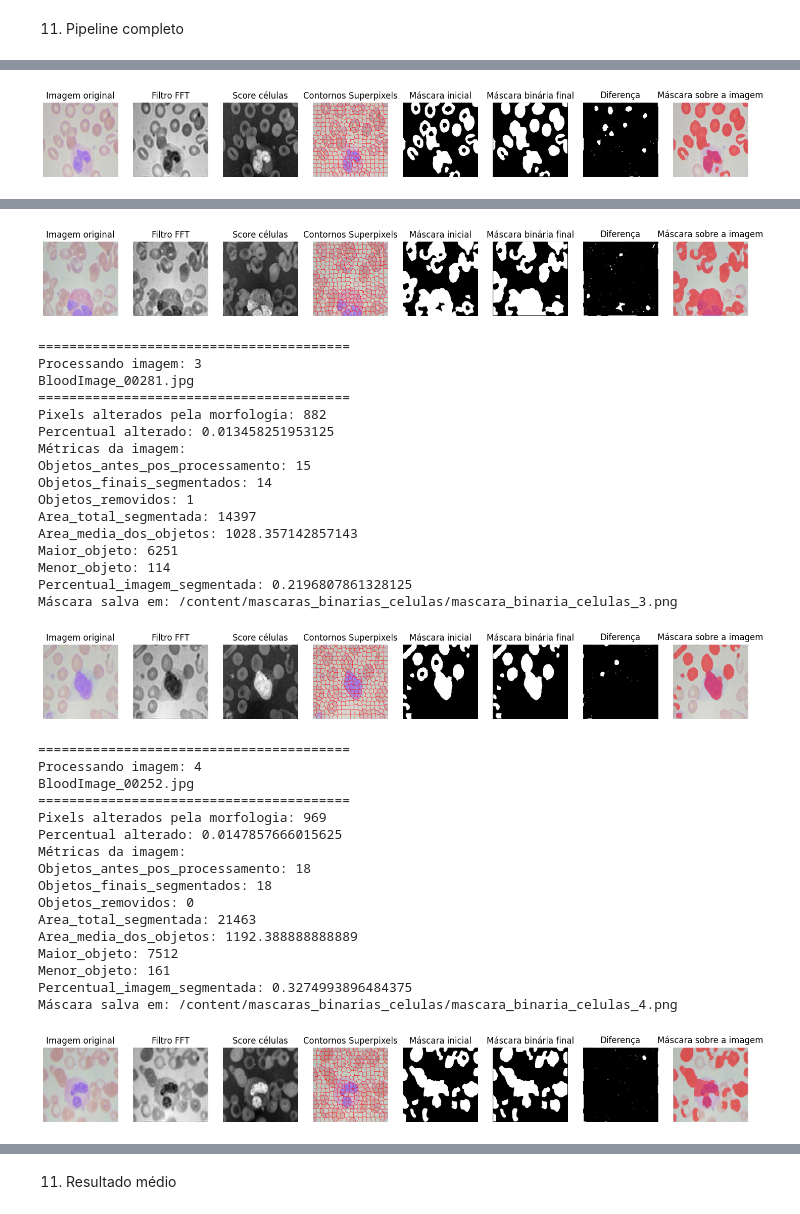
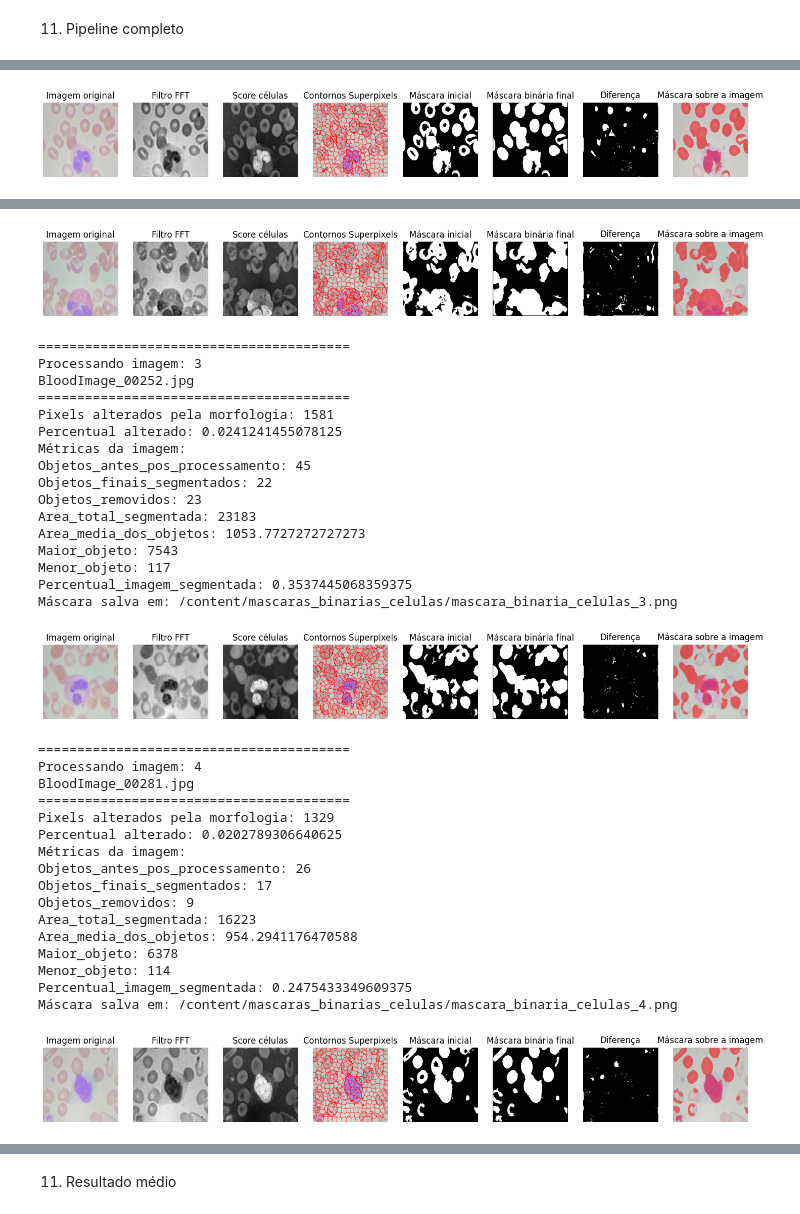
Before and after one commit to Nicolas-1802/ColabProjects, a Jupyter notebook: Trabalho M2 - Processamento de Imagens.ipynb, the cells around one changed output, grey strips where cells are left out. Drawn from its saved outputs; the diff is of its cells as text; code cells hidden in the pictures.

```diff
--- a/Trabalho M2 - Processamento de Imagens.ipynb
+++ b/Trabalho M2 - Processamento de Imagens.ipynb
@@ -452,21 +482,24 @@ def segment_by_superpixel_otsu(img, labels, score_img):
 
     superpixel_values = np.array(superpixel_values)
 
-    threshold = otsu_threshold(superpixel_values)
+    # Converte scores 0-1 para 0-255 para usar o Otsu do professor
+    values_uint8 = np.clip(superpixel_values * 255, 0, 255).astype(np.uint8)
+
+    threshold = otsu_threshold_manual(values_uint8)
 
     mask = np.zeros(labels.shape, dtype=np.uint8)
 
-    for lab, value in zip(unique_labels, superpixel_values):
+    for lab, value in zip(unique_labels, values_uint8):
         if value >= threshold:
             mask[labels == lab] = 1
 
     # Controle para evitar segmentação exagerada
     if mask.mean() > 0.65:
-        threshold = np.percentile(superpixel_values, 70)
+        threshold = np.percentile(values_uint8, 70)
 
         mask = np.zeros(labels.shape, dtype=np.uint8)
 
-        for lab, value in zip(unique_labels, superpixel_values):
+        for lab, value in zip(unique_labels, values_uint8):
             if value >= threshold:
                 mask[labels == lab] = 1
 
@@ -486,11 +519,6 @@ def superpixel_boundaries(labels):
     return boundaries
 # %%
 def overlay_mask_on_image(img, mask, alpha=0.45):
-    """
-    Sobrepõe a máscara binária na imagem original.
-    A imagem e a máscara precisam ter o mesmo tamanho.
-    """
-
     if img.shape[:2] != mask.shape:
         raise ValueError(
             f"Tamanho diferente: imagem {img.shape[:2]} e máscara {mask.shape}"
@@ -642,10 +670,6 @@ for idx, img_path in enumerate(selected_images):
 
     gray = rgb_to_gray(img)
 
-
-
-
-
     # Etapa 1: pré-processamento e score de célula
     score_img = blood_cell_score(img)
 
@@ -653,11 +677,13 @@ for idx, img_path in enumerate(selected_images):
     filtered_gray = low_pass_fft(gray, radius=28)
 
     # Etapa 3: segmentação por superpixels
+    img_uint8 = np.clip(img * 255, 0, 255).astype(np.uint8)
+
     labels = slic_from_scratch(
-        img,
+        img_uint8,
         num_superpixels=300,
-        compactness=0.25,
-        iterations=8
+        m=10,
+        max_iter=8
     )
 
     raw_mask = segment_by_superpixel_otsu(
@@ -762,5 +788,5 @@ Percentual_imagem_segmentada: 0.336578369140625
 Máscara salva em: /content/mascaras_binarias_celulas/mascara_binaria_celulas_1.png
-[figure, old version]
+[figure, new version]
 ========================================
 Processando imagem: 2
 BloodImage_00253.jpg
@@ -779,39 +805,39 @@ Percentual_imagem_segmentada: 0.4303131103515625
 Máscara salva em: /content/mascaras_binarias_celulas/mascara_binaria_celulas_2.png
-[figure, old version]
+[figure, new version]
 ========================================
 Processando imagem: 3
-BloodImage_00281.jpg
+BloodImage_00252.jpg
 ========================================
-Pixels alterados pela morfologia: 882
-Percentual alterado: 0.013458251953125
+Pixels alterados pela morfologia: 1581
+Percentual alterado: 0.0241241455078125
 Métricas da imagem:
-Objetos_antes_pos_processamento: 15
-Objetos_finais_segmentados: 14
-Objetos_removidos: 1
-Area_total_segmentada: 14397
-Area_media_dos_objetos: 1028.357142857143
-Maior_objeto: 6251
-Menor_objeto: 114
-Percentual_imagem_segmentada: 0.2196807861328125
+Objetos_antes_pos_processamento: 45
+Objetos_finais_segmentados: 22
+Objetos_removidos: 23
+Area_total_segmentada: 23183
+Area_media_dos_objetos: 1053.7727272727273
+Maior_objeto: 7543
+Menor_objeto: 117
+Percentual_imagem_segmentada: 0.3537445068359375
 Máscara salva em: /content/mascaras_binarias_celulas/mascara_binaria_celulas_3.png
-[figure, old version]
+[figure, new version]
 ========================================
 Processando imagem: 4
-BloodImage_00252.jpg
+BloodImage_00281.jpg
 ========================================
-Pixels alterados pela morfologia: 969
-Percentual alterado: 0.0147857666015625
+Pixels alterados pela morfologia: 1329
+Percentual alterado: 0.0202789306640625
 Métricas da imagem:
-Objetos_antes_pos_processamento: 18
-Objetos_finais_segmentados: 18
-Objetos_removidos: 0
-Area_total_segmentada: 21463
-Area_media_dos_objetos: 1192.388888888889
-Maior_objeto: 7512
-Menor_objeto: 161
-Percentual_imagem_segmentada: 0.3274993896484375
+Objetos_antes_pos_processamento: 26
+Objetos_finais_segmentados: 17
+Objetos_removidos: 9
+Area_total_segmentada: 16223
+Area_media_dos_objetos: 954.2941176470588
+Maior_objeto: 6378
+Menor_objeto: 114
+Percentual_imagem_segmentada: 0.2475433349609375
 Máscara salva em: /content/mascaras_binarias_celulas/mascara_binaria_celulas_4.png
-[figure, old version]
+[figure, new version]
 ========================================
 Processando imagem: 5
 BloodImage_00164.jpg
```
Also changed, not shown: parts of 7 cells of this notebook.
